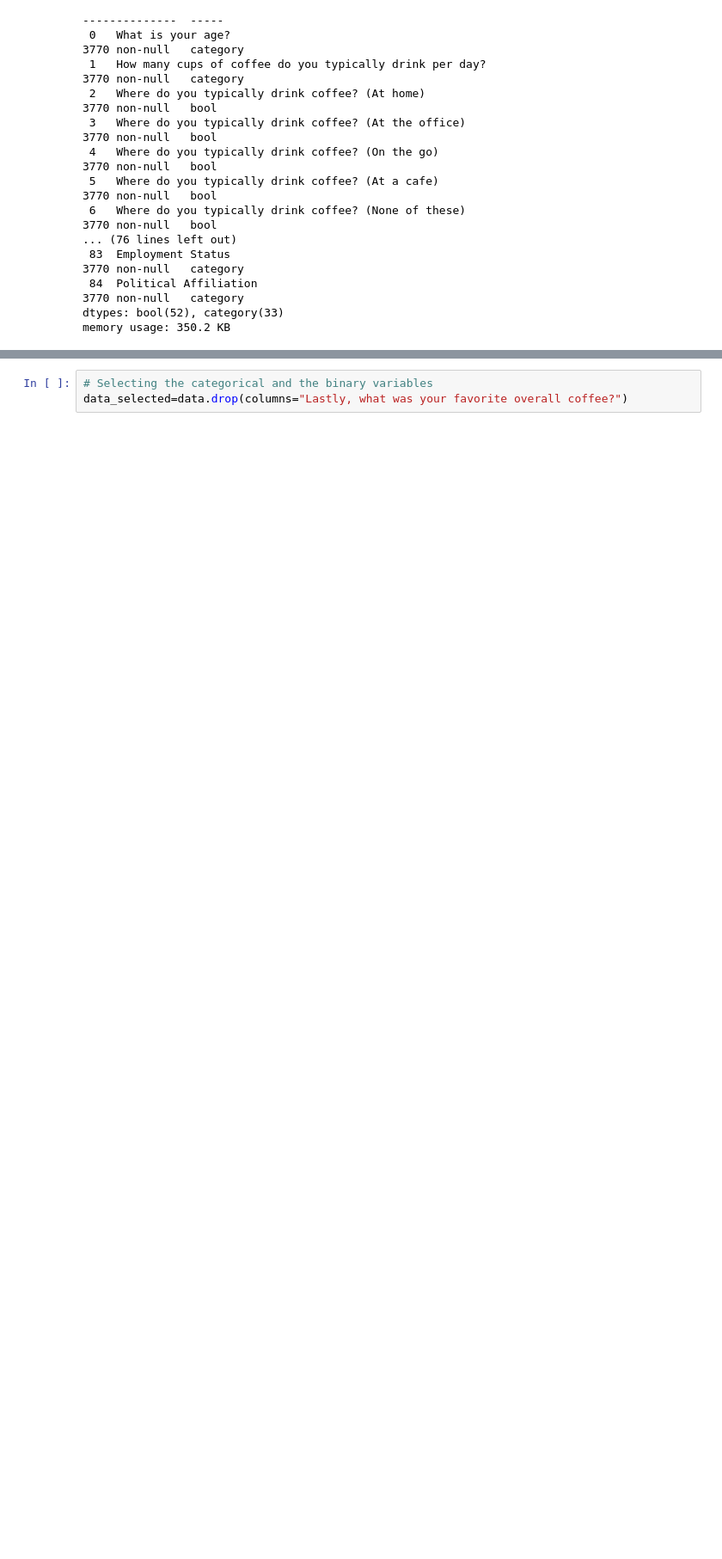
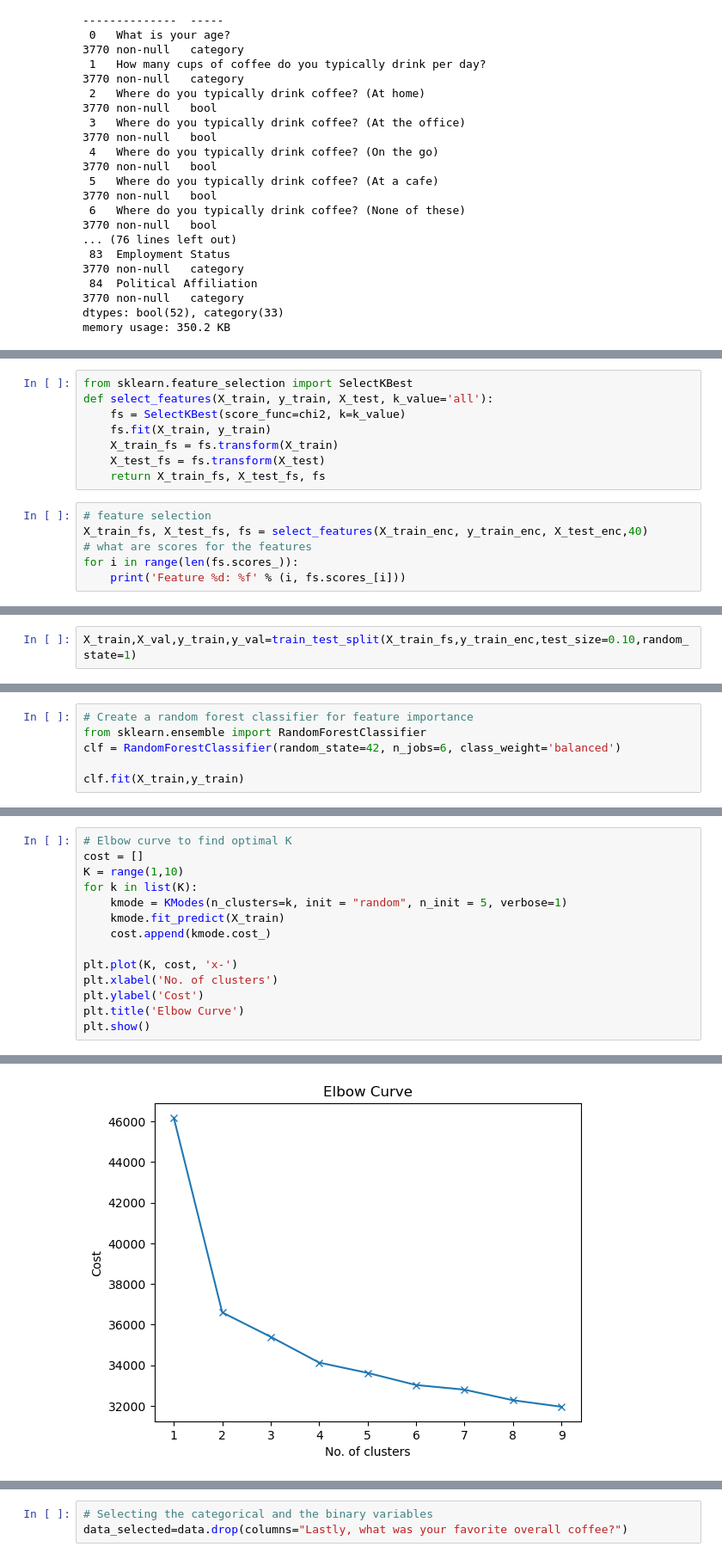
Before and after one commit to subhajyotirkmveri/Econometrics_project_matter, a Jupyter notebook: Project/analysis.ipynb, the cells around one changed output, grey strips where cells are left out. Shown: that part at 86% size. Drawn from its saved outputs; the diff is of its cells as text; blank space fills up the shorter version.

```diff
--- a/Project/analysis.ipynb
+++ b/Project/analysis.ipynb
@@ -334,0 +361,14 @@ memory usage: 350.2 KB
+# %%
+from sklearn.feature_selection import SelectKBest
+def select_features(X_train, y_train, X_test, k_value='all'):
+    fs = SelectKBest(score_func=chi2, k=k_value)
+    fs.fit(X_train, y_train)
+    X_train_fs = fs.transform(X_train)
+    X_test_fs = fs.transform(X_test)
+    return X_train_fs, X_test_fs, fs
+# %%
+# feature selection
+X_train_fs, X_test_fs, fs = select_features(X_train_enc, y_train_enc, X_test_enc,40)
+# what are scores for the features
+for i in range(len(fs.scores_)):
+    print('Feature %d: %f' % (i, fs.scores_[i]))
@@ -334,0 +401,2 @@ memory usage: 350.2 KB
+# %%
+X_train,X_val,y_train,y_val=train_test_split(X_train_fs,y_train_enc,test_size=0.10,random_state=1)
@@ -334,0 +422,6 @@ memory usage: 350.2 KB
+# %%
+# Create a random forest classifier for feature importance
+from sklearn.ensemble import RandomForestClassifier
+clf = RandomForestClassifier(random_state=42, n_jobs=6, class_weight='balanced')
+
+clf.fit(X_train,y_train)
@@ -334,0 +436,15 @@ memory usage: 350.2 KB
+# %%
+# Elbow curve to find optimal K
+cost = []
+K = range(1,10)
+for k in list(K):
+    kmode = KModes(n_clusters=k, init = "random", n_init = 5, verbose=1)
+    kmode.fit_predict(X_train)
+    cost.append(kmode.cost_)
+
+plt.plot(K, cost, 'x-')
+plt.xlabel('No. of clusters')
+plt.ylabel('Cost')
+plt.title('Elbow Curve')
+plt.show()
+# %% [output]
@@ -334,0 +468 @@ memory usage: 350.2 KB
+[figure, added]
```
Also changed, not shown: parts of 15 cells of this notebook, 1 other file.
